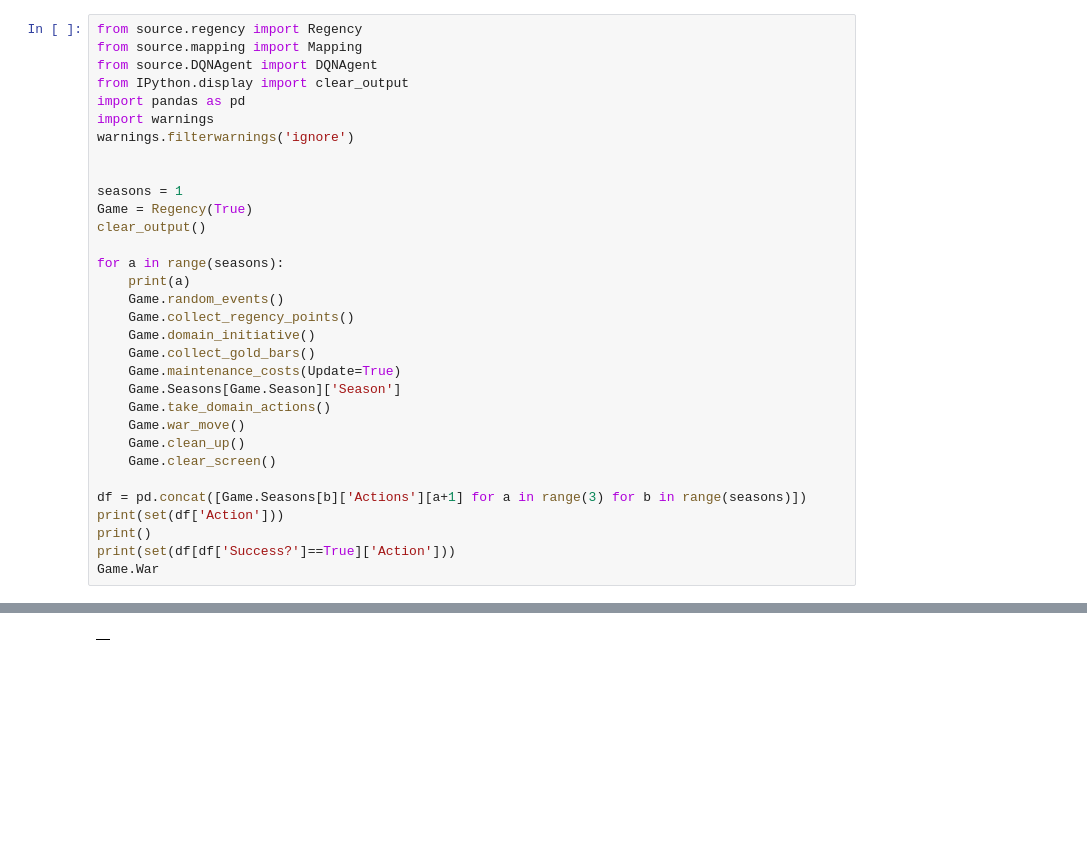
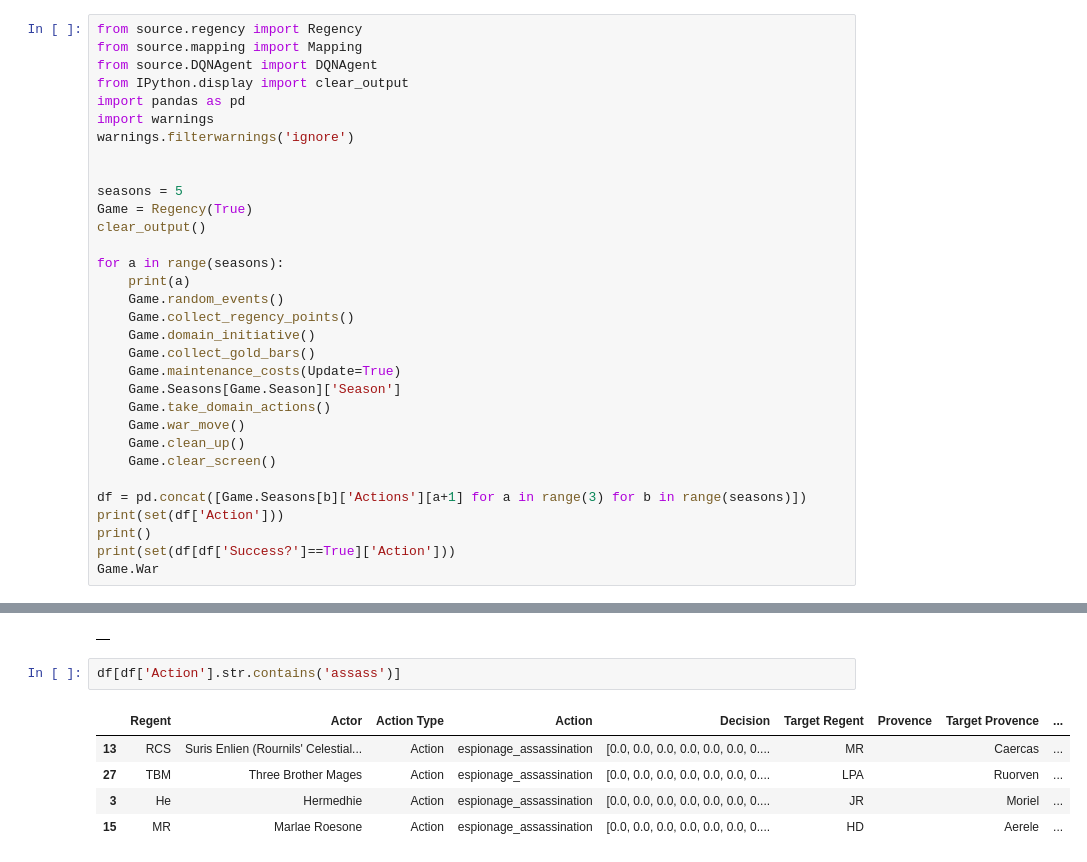
Before and after one commit to NeverForged/Regency, a Jupyter notebook: Code Testing.ipynb, the cells around one changed output, grey strips where cells are left out. Drawn from its saved outputs; the diff is of its cells as text; blank space fills up the shorter version.

```diff
--- a/Code Testing.ipynb
+++ b/Code Testing.ipynb
@@ -8,7 +8,7 @@ import warnings
 warnings.filterwarnings('ignore')
 
 
-seasons = 1
+seasons = 5
 Game = Regency(True)
 clear_output()
 
@@ -91,3 +52,11 @@ dff = Game.failed_actions
 dff.head()
 # %% [output]
 |  |
+# %%
+df[df['Action'].str.contains('assass')]
+# %% [output]
+|  | Regent | Actor | Action Type | Action | Decision | Target Regent | Provence | Target Provence | ... |
+| 13 | RCS | Suris Enlien (Rournils' Celestial... | Action | espionage_assassination | [0.0, 0.0, 0.0, 0.0, 0.0, 0.0, 0.... | MR |  | Caercas | ... |
+| 27 | TBM | Three Brother Mages | Action | espionage_assassination | [0.0, 0.0, 0.0, 0.0, 0.0, 0.0, 0.... | LPA |  | Ruorven | ... |
+| 3 | He | Hermedhie | Action | espionage_assassination | [0.0, 0.0, 0.0, 0.0, 0.0, 0.0, 0.... | JR |  | Moriel | ... |
+| 15 | MR | Marlae Roesone | Action | espionage_assassination | [0.0, 0.0, 0.0, 0.0, 0.0, 0.0, 0.... | HD |  | Aerele | ... |
```
Also changed, not shown: parts of 6 cells of this notebook, 8 other files.
